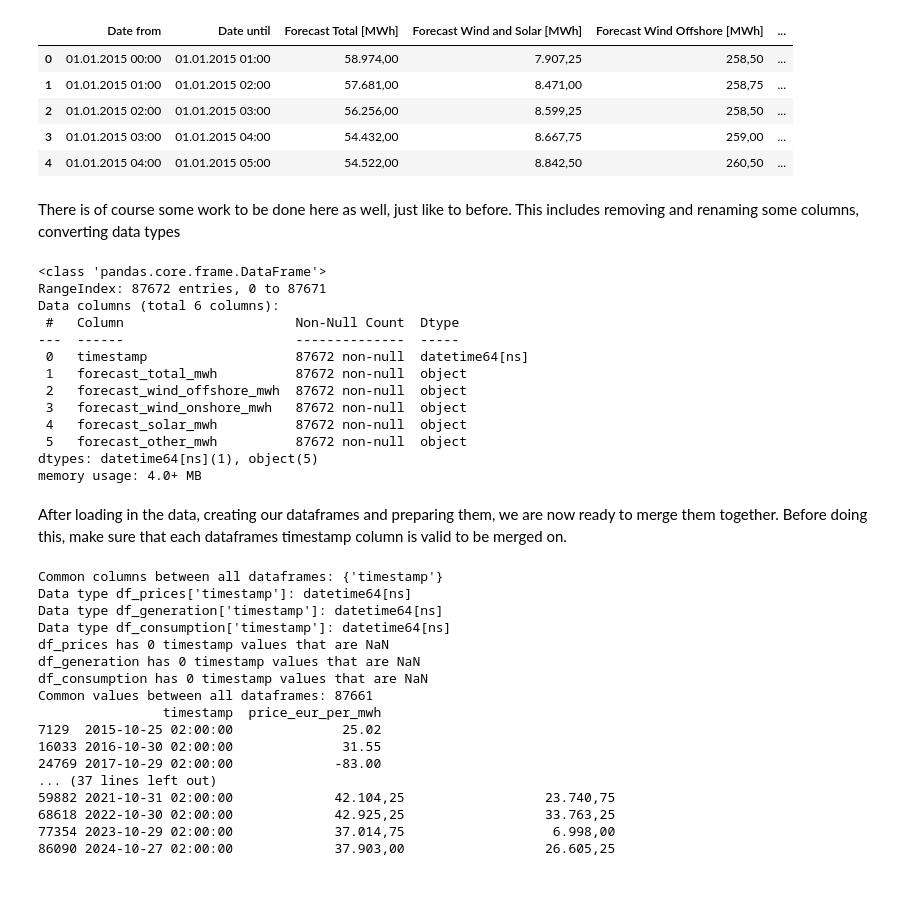
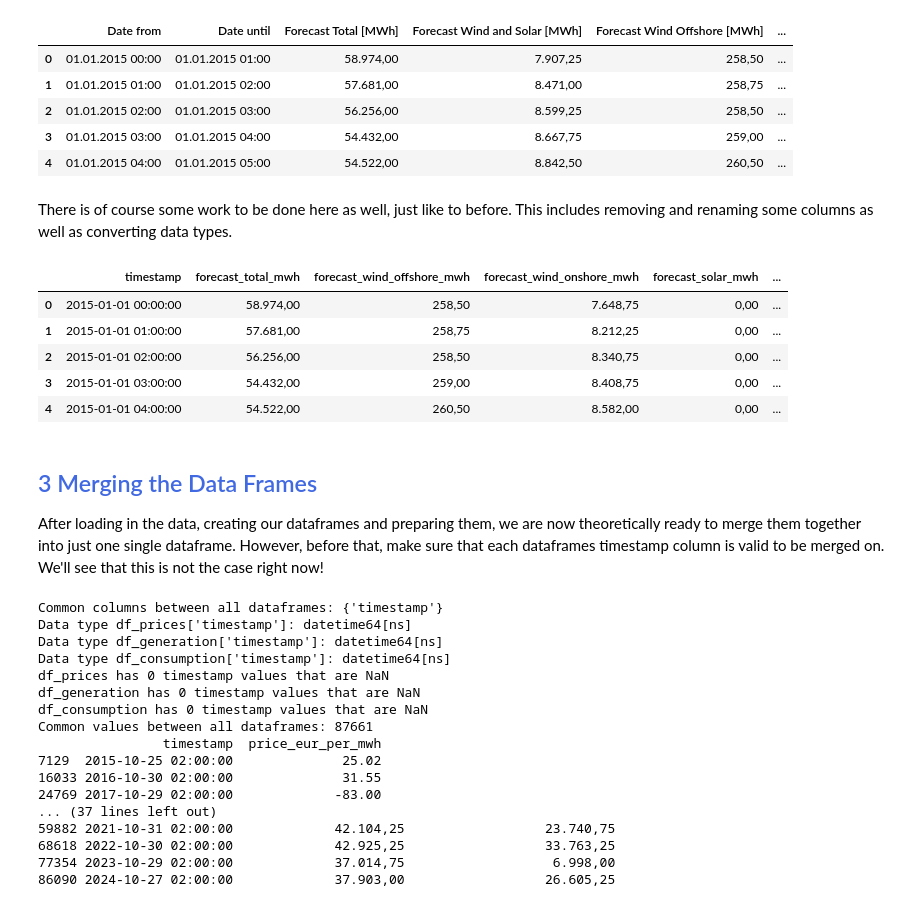
Before and after one commit to DanielHka25/electricity-price-prediction, a Jupyter notebook: notebooks/price_prediction.ipynb, the cells around one changed output. Saved outputs shown, nothing was run; the diff lists cells and outputs as text; code cells hidden in the pictures.

```diff
--- a/notebooks/price_prediction.ipynb
+++ b/notebooks/price_prediction.ipynb
@@ -134,47 +135,42 @@ df_generation.head()
 | 3 | 01.01.2015 03:00 | 01.01.2015 04:00 | 54.432,00 | 8.667,75 | 259,00 | ... |
 | 4 | 01.01.2015 04:00 | 01.01.2015 05:00 | 54.522,00 | 8.842,50 | 260,50 | ... |
 # %% [markdown]
-There is of course some work to be done here as well, just like to before. This includes removing and renaming some columns, converting data types
+There is of course some work to be done here as well, just like to before. This includes removing and renaming some columns as well as converting data types.
 # %%
 # Remove unnecessary Columns
 df_generation = df_generation.drop(columns=[
     "Date until",
     "Forecast Wind and Solar [MWh]"
 ])
 
 # Rename Columns
 df_generation = df_generation.rename(columns={
     'Date from': 'timestamp',
     'Forecast Total [MWh]': 'forecast_total_mwh',
     'Forecast Wind Offshore [MWh]': 'forecast_wind_offshore_mwh',
     'Forecast Wind Onshore [MWh]': 'forecast_wind_onshore_mwh',
     'Forecast Solar [MWh]': 'forecast_solar_mwh',
     'Forecast Other Sources [MWh]': 'forecast_other_mwh'
 })
 
 # Convert timstamp to datetime type
 df_generation['timestamp'] = pd.to_datetime(df_generation['timestamp'], format="%d.%m.%Y %H:%M")
 
 # TODO: Convert float format to correct format
 
 
-df_generation.info()
+df_generation.head()
 # %% [output]
-<class 'pandas.core.frame.DataFrame'>
-RangeIndex: 87672 entries, 0 to 87671
-Data columns (total 6 columns):
- #   Column                      Non-Null Count  Dtype
----  ------                      --------------  -----
- 0   timestamp                   87672 non-null  datetime64[ns]
- 1   forecast_total_mwh          87672 non-null  object
- 2   forecast_wind_offshore_mwh  87672 non-null  object
- 3   forecast_wind_onshore_mwh   87672 non-null  object
- 4   forecast_solar_mwh          87672 non-null  object
- 5   forecast_other_mwh          87672 non-null  object
-dtypes: datetime64[ns](1), object(5)
-memory usage: 4.0+ MB
+|  | timestamp | forecast_total_mwh | forecast_wind_offshore_mwh | forecast_wind_onshore_mwh | forecast_solar_mwh | ... |
+| 0 | 2015-01-01 00:00:00 | 58.974,00 | 258,50 | 7.648,75 | 0,00 | ... |
+| 1 | 2015-01-01 01:00:00 | 57.681,00 | 258,75 | 8.212,25 | 0,00 | ... |
+| 2 | 2015-01-01 02:00:00 | 56.256,00 | 258,50 | 8.340,75 | 0,00 | ... |
+| 3 | 2015-01-01 03:00:00 | 54.432,00 | 259,00 | 8.408,75 | 0,00 | ... |
+| 4 | 2015-01-01 04:00:00 | 54.522,00 | 260,50 | 8.582,00 | 0,00 | ... |
 # %% [markdown]
-After loading in the data, creating our dataframes and preparing them, we are now ready to merge them together. Before doing this, make sure that each dataframes timestamp column is valid to be merged on.
+## <font color="RoyalBlue">3 Merging the Data Frames</font>
+
+After loading in the data, creating our dataframes and preparing them, we are now theoretically ready to merge them together into just one single dataframe. However, before that, make sure that each dataframes timestamp column is valid to be merged on. We'll see that this is not the case right now!
 # %%
 # Make sure that we have a common timestamp column
 common_columns = set(df_generation.columns).intersection(df_consumption.columns).intersection(df_prices.columns)
```
Also changed, not shown: parts of 13 cells of this notebook, 1 other file.
